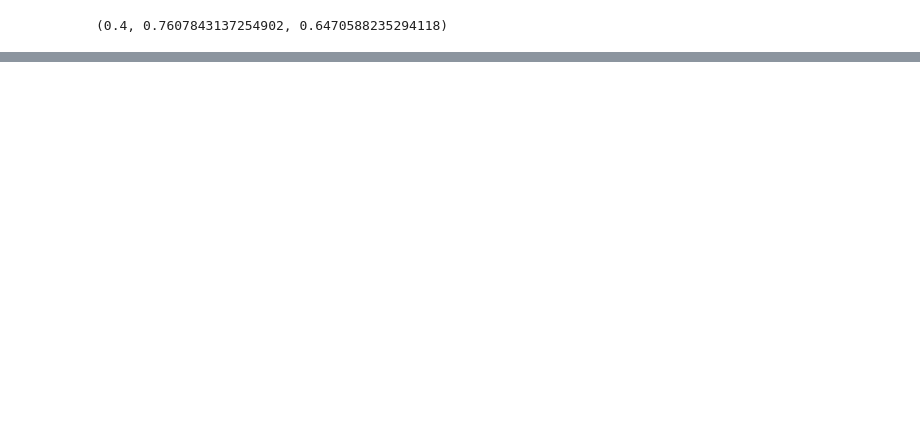
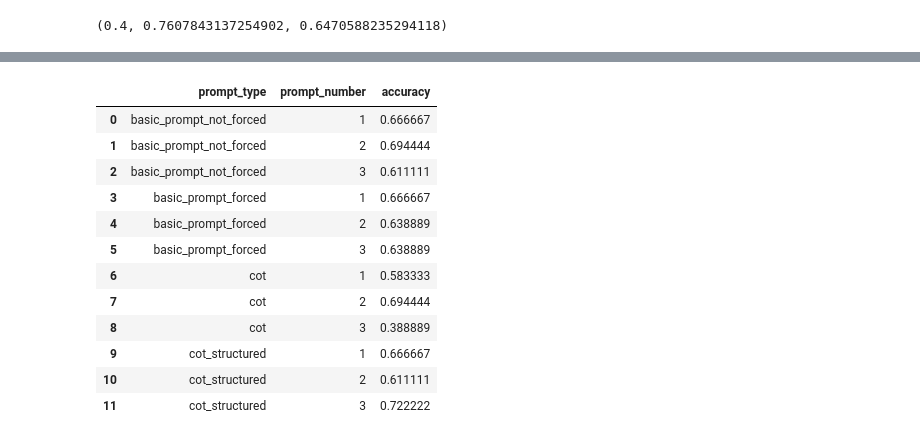
Before and after one commit to jakub-podolak/AbstractAnalogies, a Jupyter notebook: notebooks/story_analogies_postprocessing.ipynb, the cells around one changed output, grey strips where cells are left out. Drawn from its saved outputs; the diff is of its cells as text; code cells hidden in the pictures; blank space fills up the shorter version.

```diff
--- a/notebooks/story_analogies_postprocessing.ipynb
+++ b/notebooks/story_analogies_postprocessing.ipynb
@@ -194,3 +194,5 @@ import seaborn as sns
 sns.color_palette("Set2")[0]
 # %% [output]
 (0.4, 0.7607843137254902, 0.6470588235294118)
+# %%
+mistral_single, mistral_majority = get_results_for_model('mistral7b')
@@ -196,0 +204,16 @@ sns.color_palette("Set2")[0]
+# %%
+mistral_single
+# %% [output]
+|  | prompt_type | prompt_number | accuracy |
+| 0 | basic_prompt_not_forced | 1 | 0.666667 |
+| 1 | basic_prompt_not_forced | 2 | 0.694444 |
+| 2 | basic_prompt_not_forced | 3 | 0.611111 |
+| 3 | basic_prompt_forced | 1 | 0.666667 |
+| 4 | basic_prompt_forced | 2 | 0.638889 |
+| 5 | basic_prompt_forced | 3 | 0.638889 |
+| 6 | cot | 1 | 0.583333 |
+| 7 | cot | 2 | 0.694444 |
+| 8 | cot | 3 | 0.388889 |
+| 9 | cot_structured | 1 | 0.666667 |
+| 10 | cot_structured | 2 | 0.611111 |
+| 11 | cot_structured | 3 | 0.722222 |
```
Also changed, not shown: parts of 5 cells of this notebook, 1 other file.
